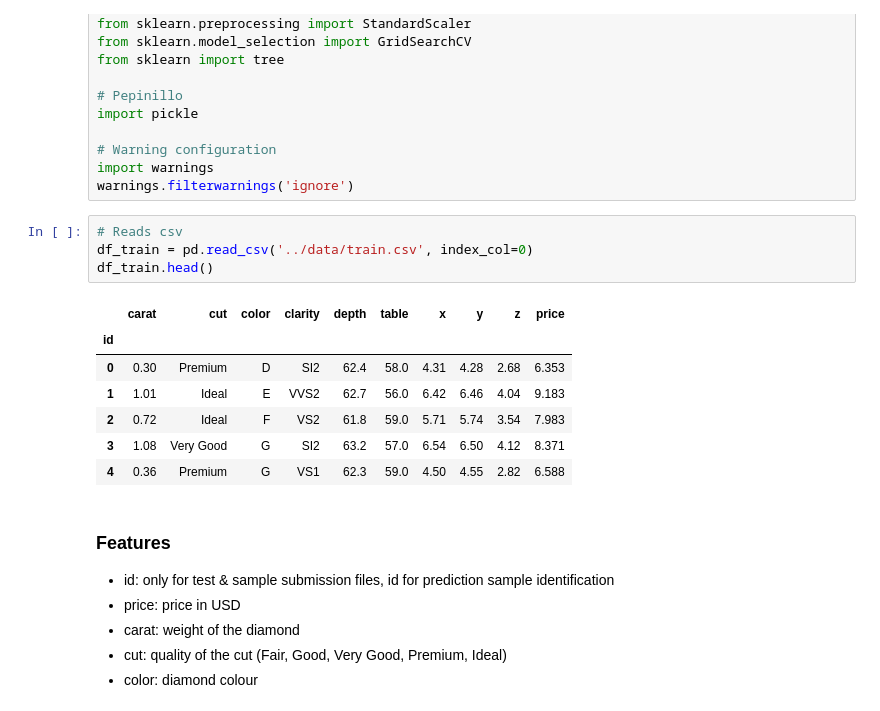
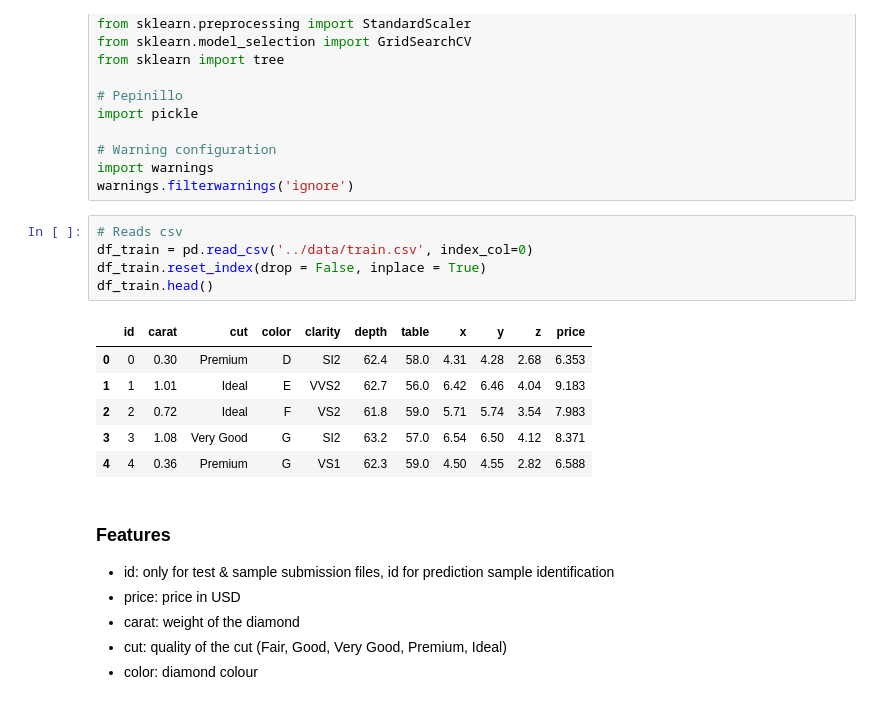
Before and after one commit to juanmolera/ML-project, a Jupyter notebook: notebooks/2-eda-density.ipynb, the cells around one changed output. Cells and saved outputs as stored; diff of their text form.

```diff
--- a/notebooks/2-eda-density.ipynb
+++ b/notebooks/2-eda-density.ipynb
@@ -59,15 +59,15 @@ warnings.filterwarnings('ignore')
 # %%
 # Reads csv
 df_train = pd.read_csv('../data/train.csv', index_col=0)
+df_train.reset_index(drop = False, inplace = True)
 df_train.head()
 # %% [output]
-|  | carat | cut | color | clarity | depth | table | x | y | z | price |
-| id |  |  |  |  |  |  |  |  |  |  |
-| 0 | 0.30 | Premium | D | SI2 | 62.4 | 58.0 | 4.31 | 4.28 | 2.68 | 6.353 |
-| 1 | 1.01 | Ideal | E | VVS2 | 62.7 | 56.0 | 6.42 | 6.46 | 4.04 | 9.183 |
-| 2 | 0.72 | Ideal | F | VS2 | 61.8 | 59.0 | 5.71 | 5.74 | 3.54 | 7.983 |
-| 3 | 1.08 | Very Good | G | SI2 | 63.2 | 57.0 | 6.54 | 6.50 | 4.12 | 8.371 |
-| 4 | 0.36 | Premium | G | VS1 | 62.3 | 59.0 | 4.50 | 4.55 | 2.82 | 6.588 |
+|  | id | carat | cut | color | clarity | depth | table | x | y | z | price |
+| 0 | 0 | 0.30 | Premium | D | SI2 | 62.4 | 58.0 | 4.31 | 4.28 | 2.68 | 6.353 |
+| 1 | 1 | 1.01 | Ideal | E | VVS2 | 62.7 | 56.0 | 6.42 | 6.46 | 4.04 | 9.183 |
+| 2 | 2 | 0.72 | Ideal | F | VS2 | 61.8 | 59.0 | 5.71 | 5.74 | 3.54 | 7.983 |
+| 3 | 3 | 1.08 | Very Good | G | SI2 | 63.2 | 57.0 | 6.54 | 6.50 | 4.12 | 8.371 |
+| 4 | 4 | 0.36 | Premium | G | VS1 | 62.3 | 59.0 | 4.50 | 4.55 | 2.82 | 6.588 |
 # %% [markdown]
 ### Features
 - id: only for test & sample submission files, id for prediction sample identification
```
Also changed, not shown: parts of 35 cells of this notebook, 10 other files.
